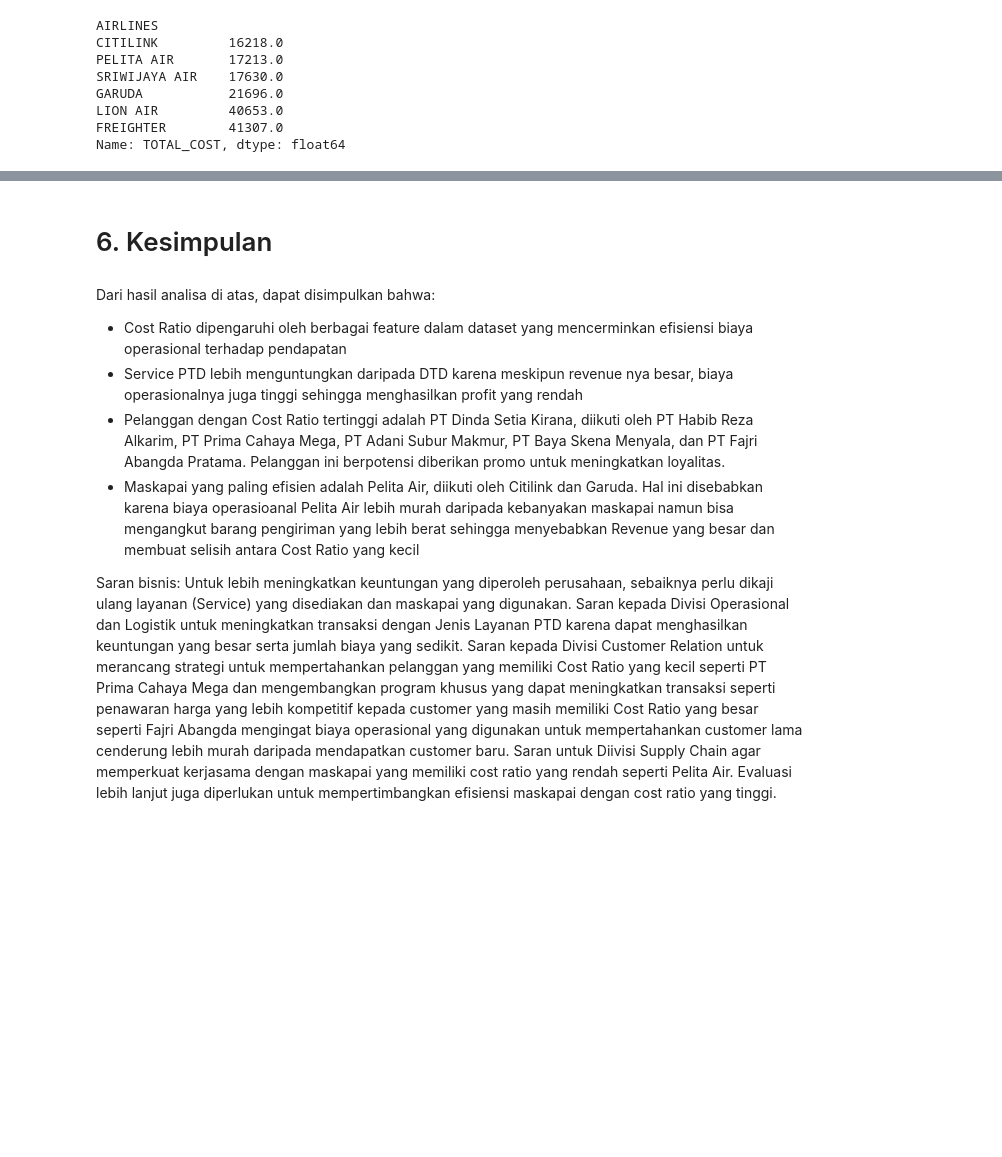
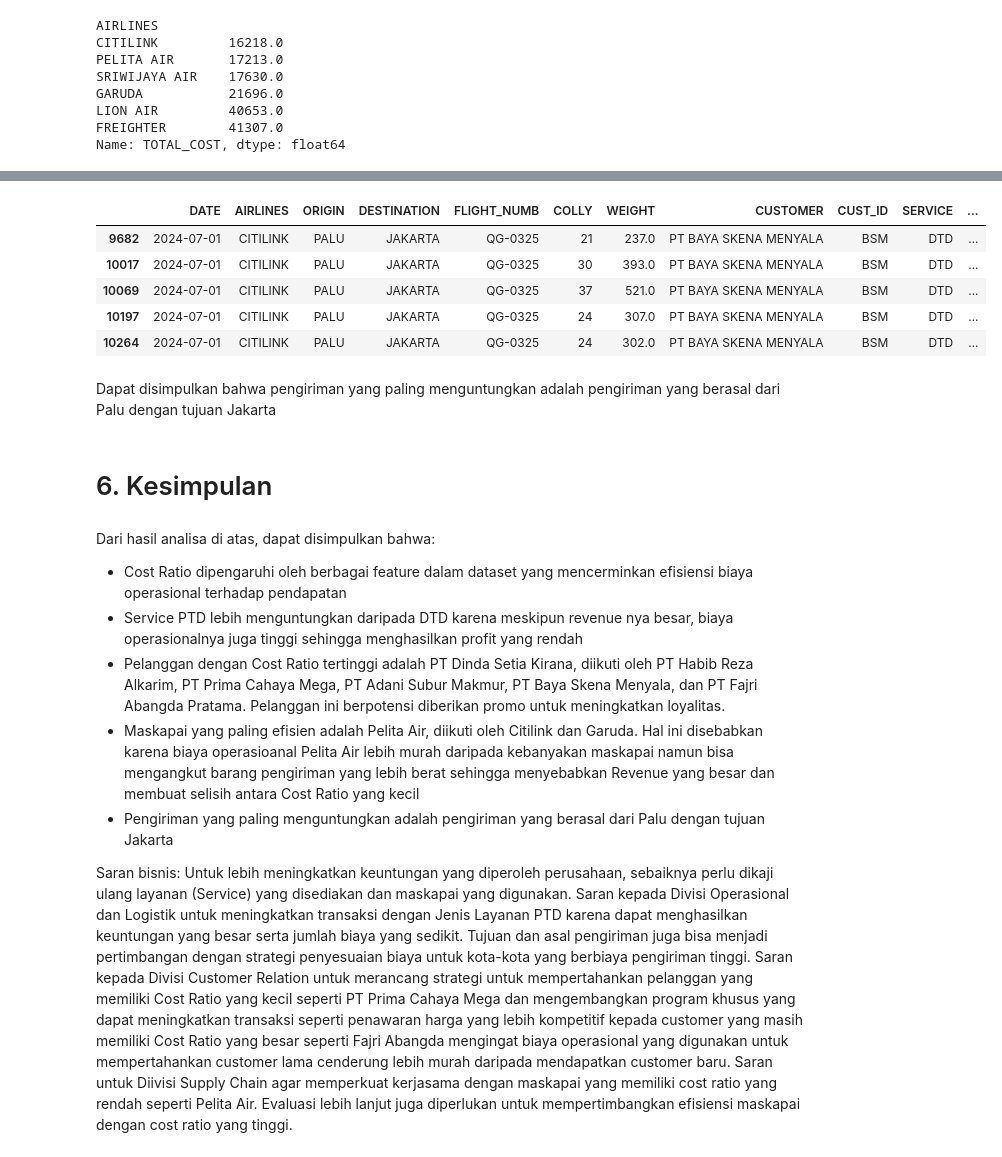
Before and after one commit to Dini15/MarketMetrics, a Jupyter notebook: dini_anggriyani_test.ipynb, the cells around one changed output, grey strips where cells are left out. Saved outputs shown, nothing was run; the diff lists cells and outputs as text; code cells hidden in the pictures; blank space fills up the shorter version.

```diff
--- a/dini_anggriyani_test.ipynb
+++ b/dini_anggriyani_test.ipynb
@@ -742,3 +814,14 @@ Name: TOTAL_COST, dtype: float64
+# %%
+df_clean[(df_clean['DESTINATION'] == 'JAKARTA') & (df_clean['ORIGIN'] == 'PALU')].head()
+# %% [output]
+|  | DATE | AIRLINES | ORIGIN | DESTINATION | FLIGHT_NUMB | COLLY | WEIGHT | CUSTOMER | CUST_ID | SERVICE | ... |
+| 9682 | 2024-07-01 | CITILINK | PALU | JAKARTA | QG-0325 | 21 | 237.0 | PT BAYA SKENA MENYALA | BSM | DTD | ... |
+| 10017 | 2024-07-01 | CITILINK | PALU | JAKARTA | QG-0325 | 30 | 393.0 | PT BAYA SKENA MENYALA | BSM | DTD | ... |
+| 10069 | 2024-07-01 | CITILINK | PALU | JAKARTA | QG-0325 | 37 | 521.0 | PT BAYA SKENA MENYALA | BSM | DTD | ... |
+| 10197 | 2024-07-01 | CITILINK | PALU | JAKARTA | QG-0325 | 24 | 307.0 | PT BAYA SKENA MENYALA | BSM | DTD | ... |
+| 10264 | 2024-07-01 | CITILINK | PALU | JAKARTA | QG-0325 | 24 | 302.0 | PT BAYA SKENA MENYALA | BSM | DTD | ... |
+# %% [markdown]
+Dapat disimpulkan bahwa pengiriman yang paling menguntungkan adalah pengiriman yang berasal dari Palu dengan tujuan Jakarta
 # %% [markdown]
 # 6. Kesimpulan
 # %% [markdown]
@@ -747,6 +830,7 @@ Dari hasil analisa di atas, dapat disimpulkan bahwa:
 * Service PTD lebih menguntungkan daripada DTD karena meskipun revenue nya besar, biaya operasionalnya juga tinggi sehingga menghasilkan profit yang rendah
 * Pelanggan dengan Cost Ratio tertinggi adalah PT Dinda Setia Kirana, diikuti oleh PT Habib Reza Alkarim, PT Prima Cahaya Mega, PT Adani Subur Makmur, PT Baya Skena Menyala, dan PT Fajri Abangda Pratama. Pelanggan ini berpotensi diberikan promo untuk meningkatkan loyalitas.
 * Maskapai yang paling efisien adalah Pelita Air, diikuti oleh Citilink dan Garuda. Hal ini disebabkan karena biaya operasioanal Pelita Air lebih murah daripada kebanyakan maskapai namun bisa mengangkut barang pengiriman yang lebih berat sehingga menyebabkan Revenue yang besar dan membuat selisih antara Cost Ratio yang kecil
+* Pengiriman yang paling menguntungkan adalah pengiriman yang berasal dari Palu dengan tujuan Jakarta
 
 Saran bisnis:
-Untuk lebih meningkatkan keuntungan yang diperoleh perusahaan, sebaiknya perlu dikaji ulang layanan (Service) yang disediakan dan maskapai yang digunakan. Saran kepada Divisi Operasional dan Logistik untuk meningkatkan transaksi dengan Jenis Layanan PTD karena dapat menghasilkan keuntungan yang besar serta jumlah biaya yang sedikit. Saran kepada Divisi Customer Relation untuk merancang strategi untuk mempertahankan pelanggan yang memiliki Cost Ratio yang kecil seperti PT Prima Cahaya Mega dan mengembangkan program khusus yang dapat meningkatkan transaksi seperti penawaran harga yang lebih kompetitif kepada customer yang masih memiliki Cost Ratio yang besar seperti Fajri Abangda mengingat biaya operasional yang digunakan untuk mempertahankan customer lama cenderung lebih murah daripada mendapatkan customer baru. Saran untuk Diivisi Supply Chain agar memperkuat kerjasama dengan maskapai yang memiliki cost ratio yang rendah seperti Pelita Air. Evaluasi lebih lanjut juga diperlukan untuk mempertimbangkan efisiensi maskapai dengan cost ratio yang tinggi.
+Untuk lebih meningkatkan keuntungan yang diperoleh perusahaan, sebaiknya perlu dikaji ulang layanan (Service) yang disediakan dan maskapai yang digunakan. Saran kepada Divisi Operasional dan Logistik untuk meningkatkan transaksi dengan Jenis Layanan PTD karena dapat menghasilkan keuntungan yang besar serta jumlah biaya yang sedikit. Tujuan dan asal pengiriman juga bisa menjadi pertimbangan dengan strategi penyesuaian biaya untuk kota-kota yang berbiaya pengiriman tinggi. Saran kepada Divisi Customer Relation untuk merancang strategi untuk mempertahankan pelanggan yang memiliki Cost Ratio yang kecil seperti PT Prima Cahaya Mega dan mengembangkan program khusus yang dapat meningkatkan transaksi seperti penawaran harga yang lebih kompetitif kepada customer yang masih memiliki Cost Ratio yang besar seperti Fajri Abangda mengingat biaya operasional yang digunakan untuk mempertahankan customer lama cenderung lebih murah daripada mendapatkan customer baru. Saran untuk Diivisi Supply Chain agar memperkuat kerjasama dengan maskapai yang memiliki cost ratio yang rendah seperti Pelita Air. Evaluasi lebih lanjut juga diperlukan untuk mempertimbangkan efisiensi maskapai dengan cost ratio yang tinggi.
```
Also changed, not shown: parts of 8 cells of this notebook.
